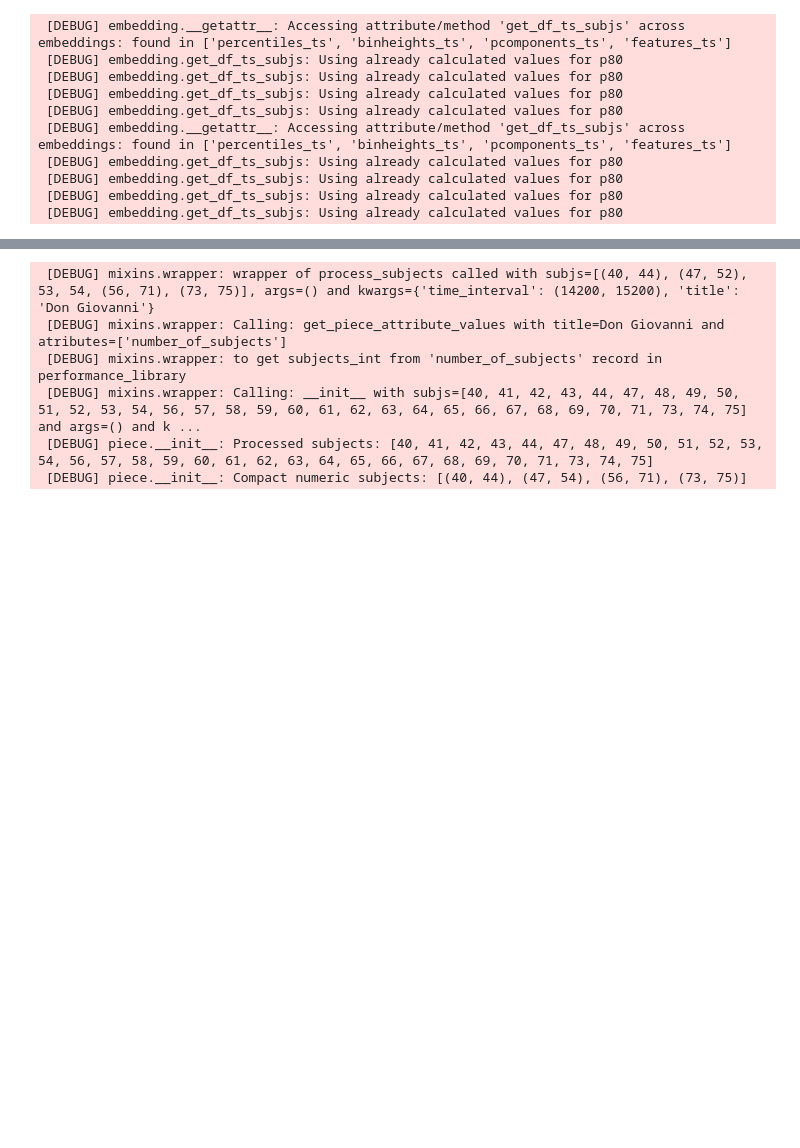
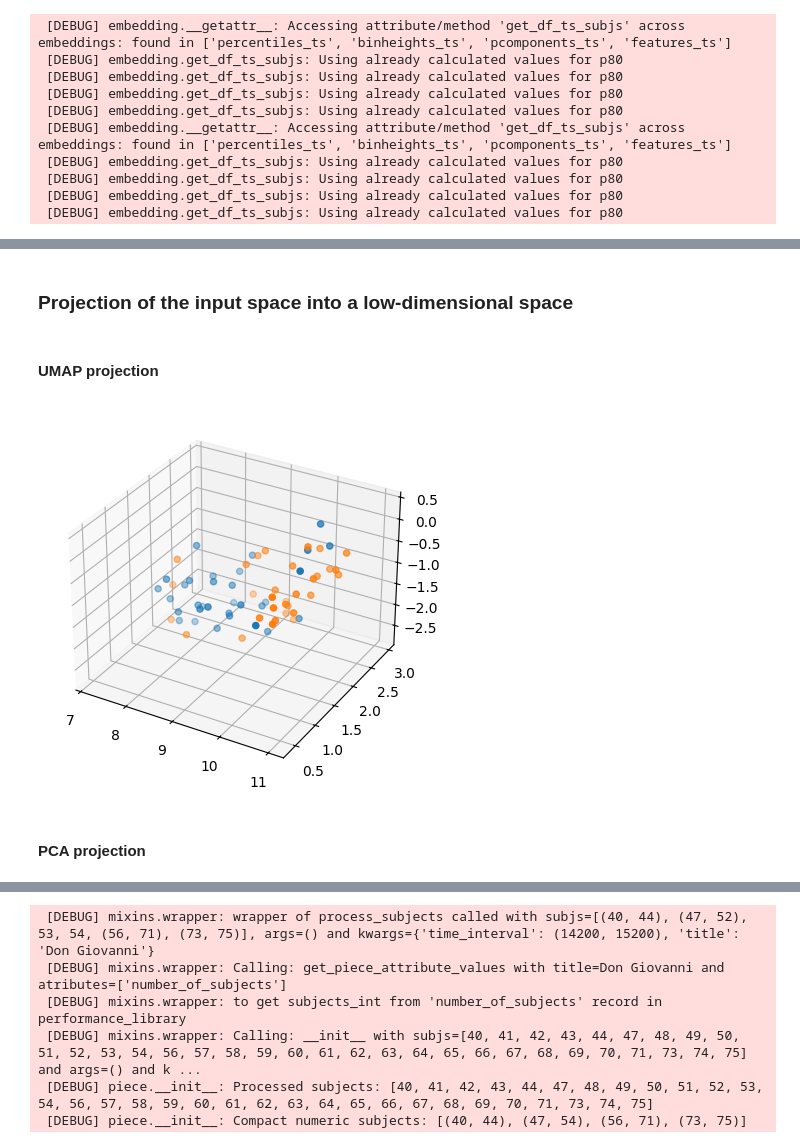
Before and after one commit to rdned/nbdev_fhemb, a Jupyter notebook: nbs/module_functions_ex.ipynb, the cells around one changed output, grey strips where cells are left out. Drawn from its saved outputs; the diff is of its cells as text; code cells hidden in the pictures; blank space fills up the shorter version.

```diff
--- a/nbs/module_functions_ex.ipynb
+++ b/nbs/module_functions_ex.ipynb
@@ -138,0 +167,4 @@ calc_accuracies(
+# %% [markdown]
+### Projection of the input space into a low-dimensional space
+# %% [markdown]
+#### UMAP projection
@@ -138,0 +177,5 @@ calc_accuracies(
+# %%
+#| eval: false
+
+umap=UMAP(n_components=3, random_state=0)
+reduced_umap=umap.fit_transform(Xdm)
@@ -138,0 +186,13 @@ calc_accuracies(
+# %%
+#| eval: false
+
+fig = plt.figure()
+ax = fig.add_subplot(111, projection='3d')
+
+ax.scatter(reduced_umap[ydm==0, 0], reduced_umap[ydm==0, 1], reduced_umap[ydm==0, 2])
+ax.scatter(reduced_umap[ydm==1, 0], reduced_umap[ydm==1, 1], reduced_umap[ydm==1, 2])
+plt.show()
+# %% [output]
+[figure, added]
+# %% [markdown]
+#### PCA projection
```
Also changed, not shown: parts of 21 cells of this notebook, 18 other files.
